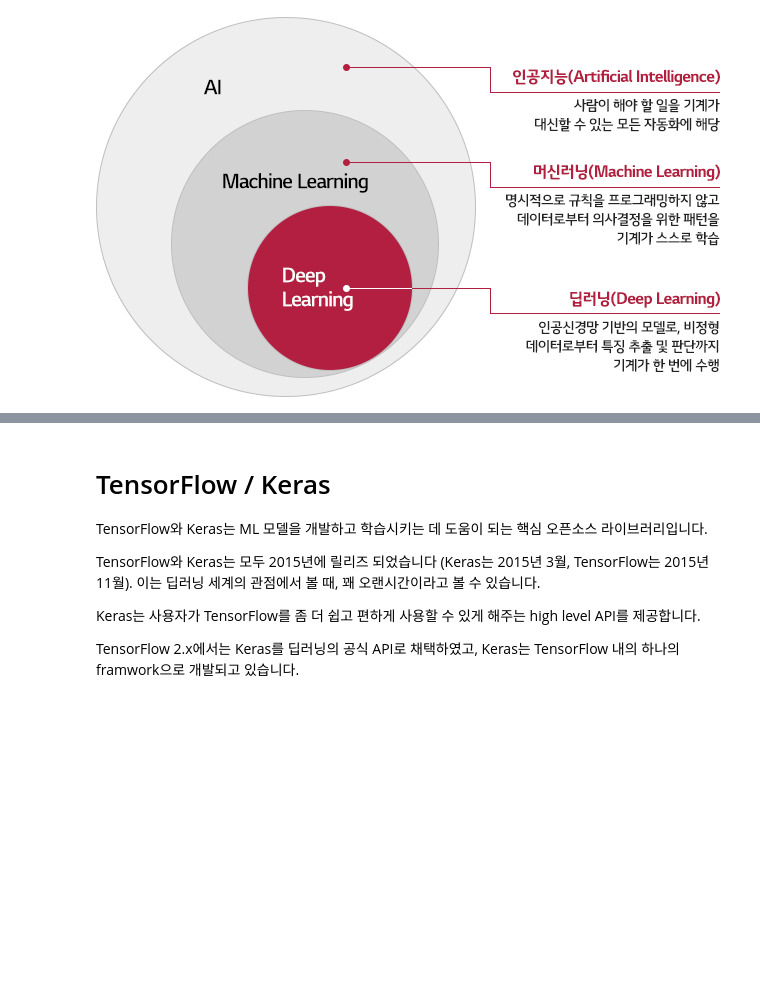
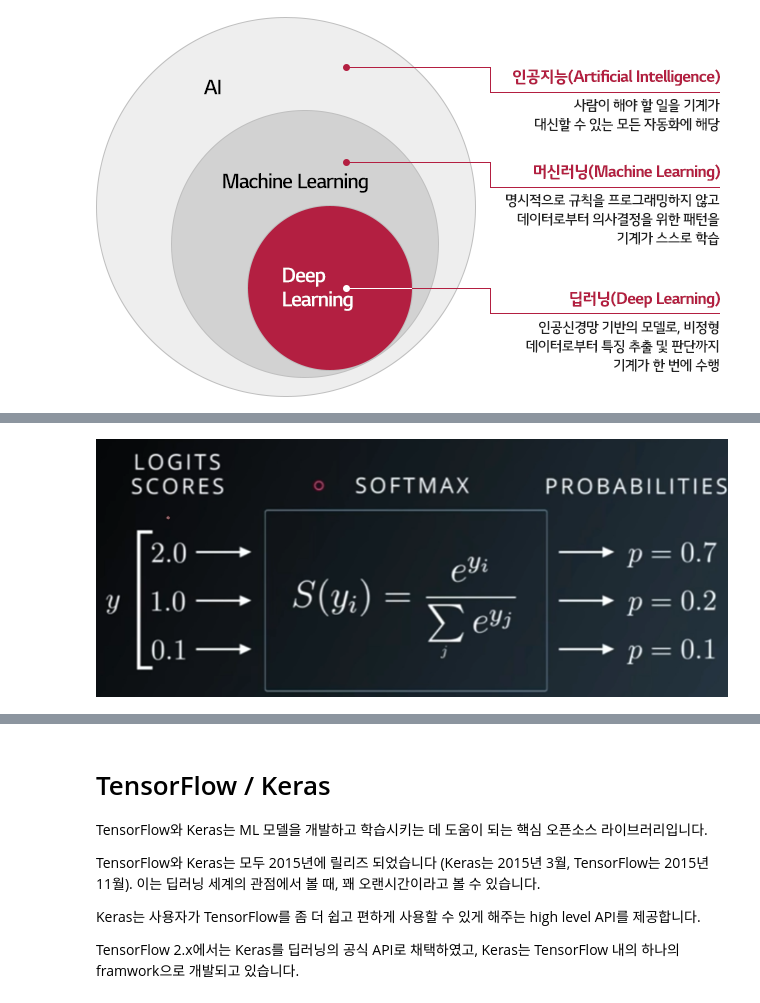
Before and after one commit to SeHwanYoo/gitc_dl_seminar, a Jupyter notebook: 20220120/01 Concept_of_Deep_Learning_and_tutorial.ipynb, the cells around one changed output, grey strips where cells are left out. Cells and saved outputs as stored; diff of their text form; code cells hidden in the pictures; blank space fills up the shorter version.

```diff
--- a/20220120/01 Concept_of_Deep_Learning_and_tutorial.ipynb
+++ b/20220120/01 Concept_of_Deep_Learning_and_tutorial.ipynb
@@ -56,0 +81,4 @@ Image('images/diff.png')
+# %%
+Image('images/softmax.png')
+# %% [output]
+[figure, added]
```
Also changed, not shown: parts of 10 cells of this notebook, 7 other files.
